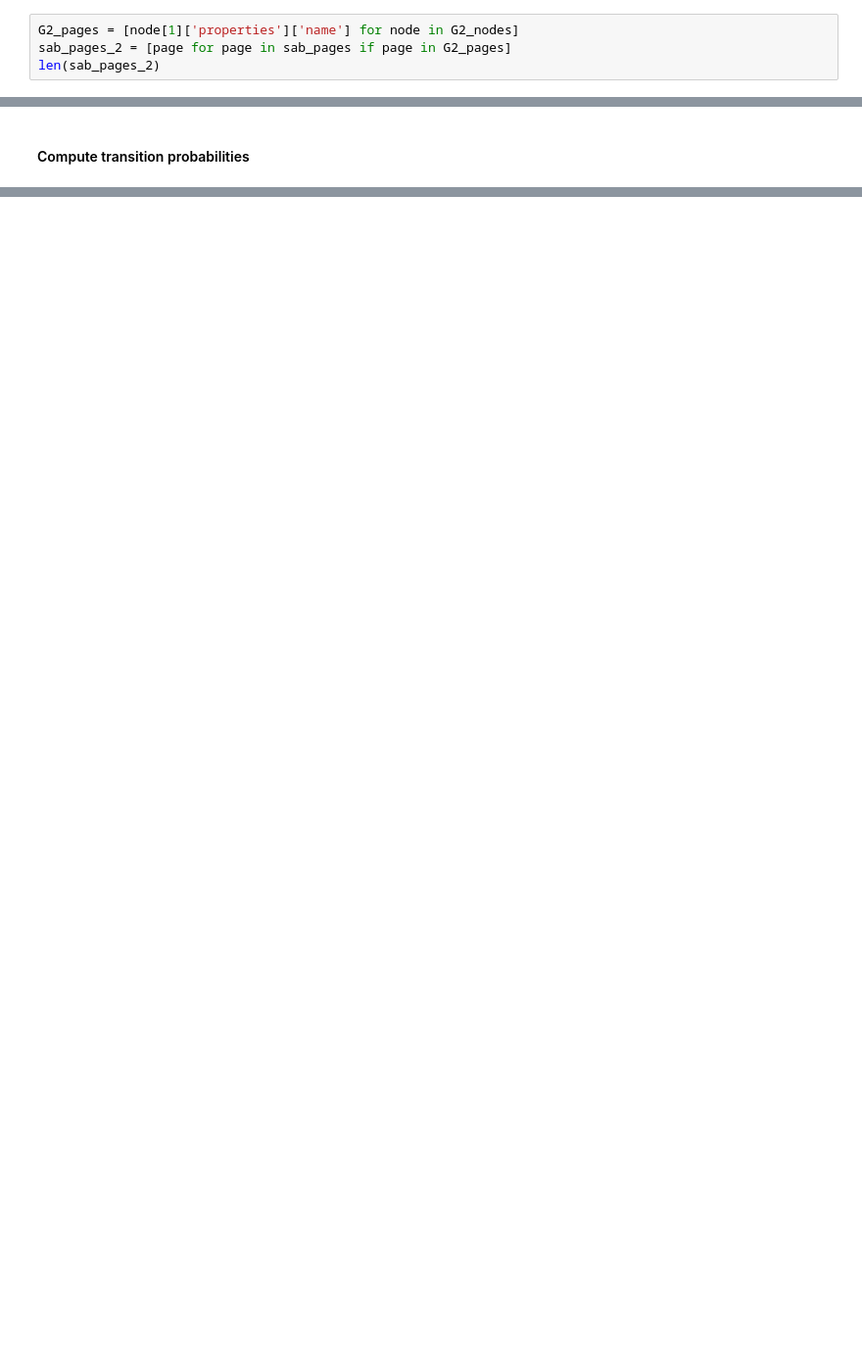
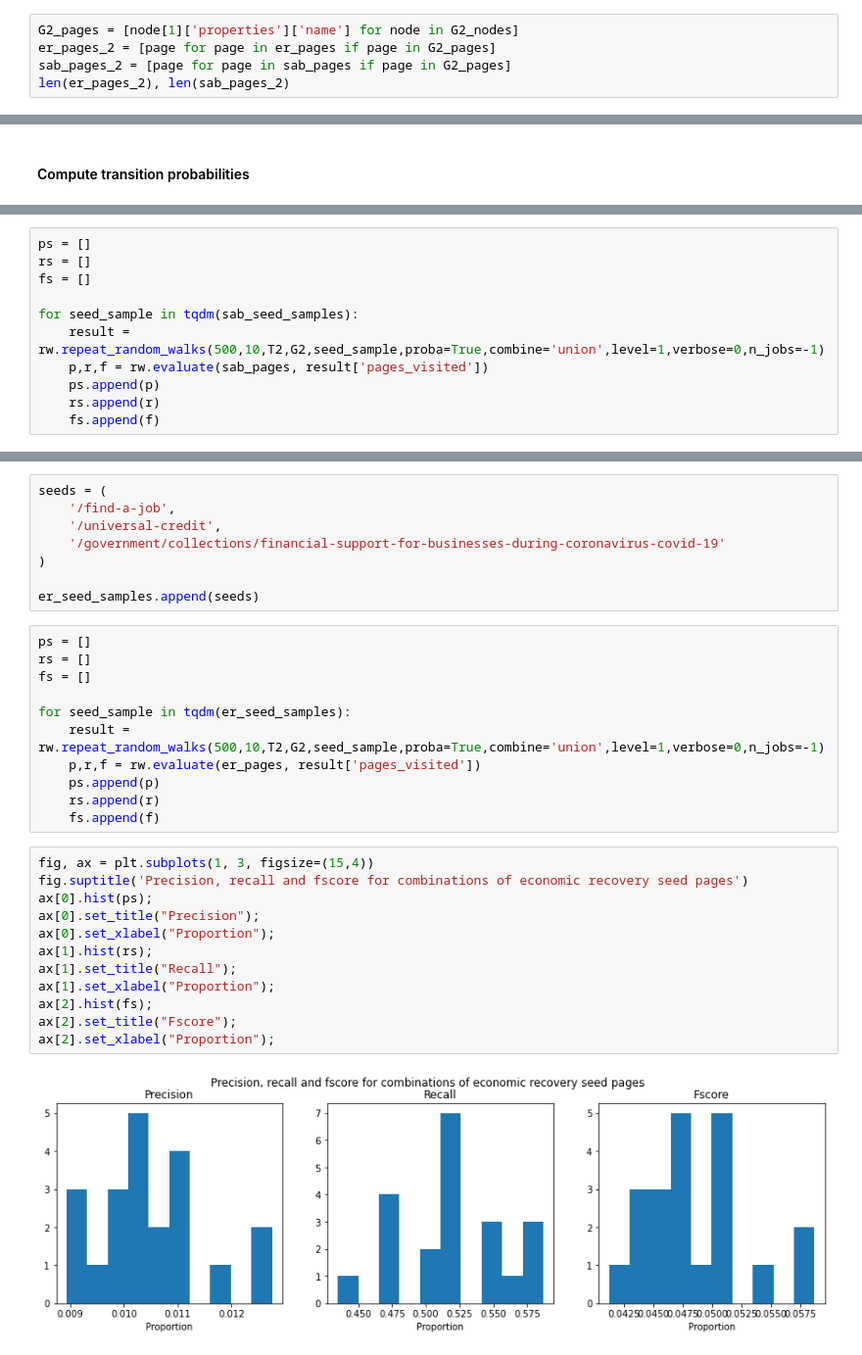
Before and after one commit to alphagov/govuk-wuj-network-analysis, a Jupyter notebook: notebooks/WUJ Community Detection.ipynb, the cells around one changed output, grey strips where cells are left out. Shown at 98% size. Saved outputs shown, nothing was run; the diff lists cells and outputs as text; blank space fills up the shorter version.

```diff
--- a/notebooks/WUJ Community Detection.ipynb
+++ b/notebooks/WUJ Community Detection.ipynb
@@ -508,5 +594,6 @@ Some SaB pages do not have node2vec embeddings available, hence we'll remove tho
 # %%
 G2_pages = [node[1]['properties']['name'] for node in G2_nodes]
+er_pages_2 = [page for page in er_pages if page in G2_pages]
 sab_pages_2 = [page for page in sab_pages if page in G2_pages]
-len(sab_pages_2)
+len(er_pages_2), len(sab_pages_2)
 # %% [output]
@@ -827,0 +651,11 @@ AttributeError: 'list' object has no attribute 'to_csv'
+# %%
+ps = []
+rs = []
+fs = []
+
+for seed_sample in tqdm(sab_seed_samples):
+    result = rw.repeat_random_walks(500,10,T2,G2,seed_sample,proba=True,combine='union',level=1,verbose=0,n_jobs=-1)
+    p,r,f = rw.evaluate(sab_pages, result['pages_visited'])
+    ps.append(p)
+    rs.append(r)
+    fs.append(f)
@@ -827,0 +680,33 @@ AttributeError: 'list' object has no attribute 'to_csv'
+# %%
+seeds = (
+    '/find-a-job',
+    '/universal-credit',
+    '/government/collections/financial-support-for-businesses-during-coronavirus-covid-19'
+)
+
+er_seed_samples.append(seeds)
+# %%
+ps = []
+rs = []
+fs = []
+
+for seed_sample in tqdm(er_seed_samples):
+    result = rw.repeat_random_walks(500,10,T2,G2,seed_sample,proba=True,combine='union',level=1,verbose=0,n_jobs=-1)
+    p,r,f = rw.evaluate(er_pages, result['pages_visited'])
+    ps.append(p)
+    rs.append(r)
+    fs.append(f)
+# %%
+fig, ax = plt.subplots(1, 3, figsize=(15,4))
+fig.suptitle('Precision, recall and fscore for combinations of economic recovery seed pages')
+ax[0].hist(ps);
+ax[0].set_title("Precision");
+ax[0].set_xlabel("Proportion");
+ax[1].hist(rs);
+ax[1].set_title("Recall");
+ax[1].set_xlabel("Proportion");
+ax[2].hist(fs);
+ax[2].set_title("Fscore");
+ax[2].set_xlabel("Proportion");
+# %% [output]
+[figure, added]
```
Also changed, not shown: parts of 176 cells of this notebook, 10 other files.
